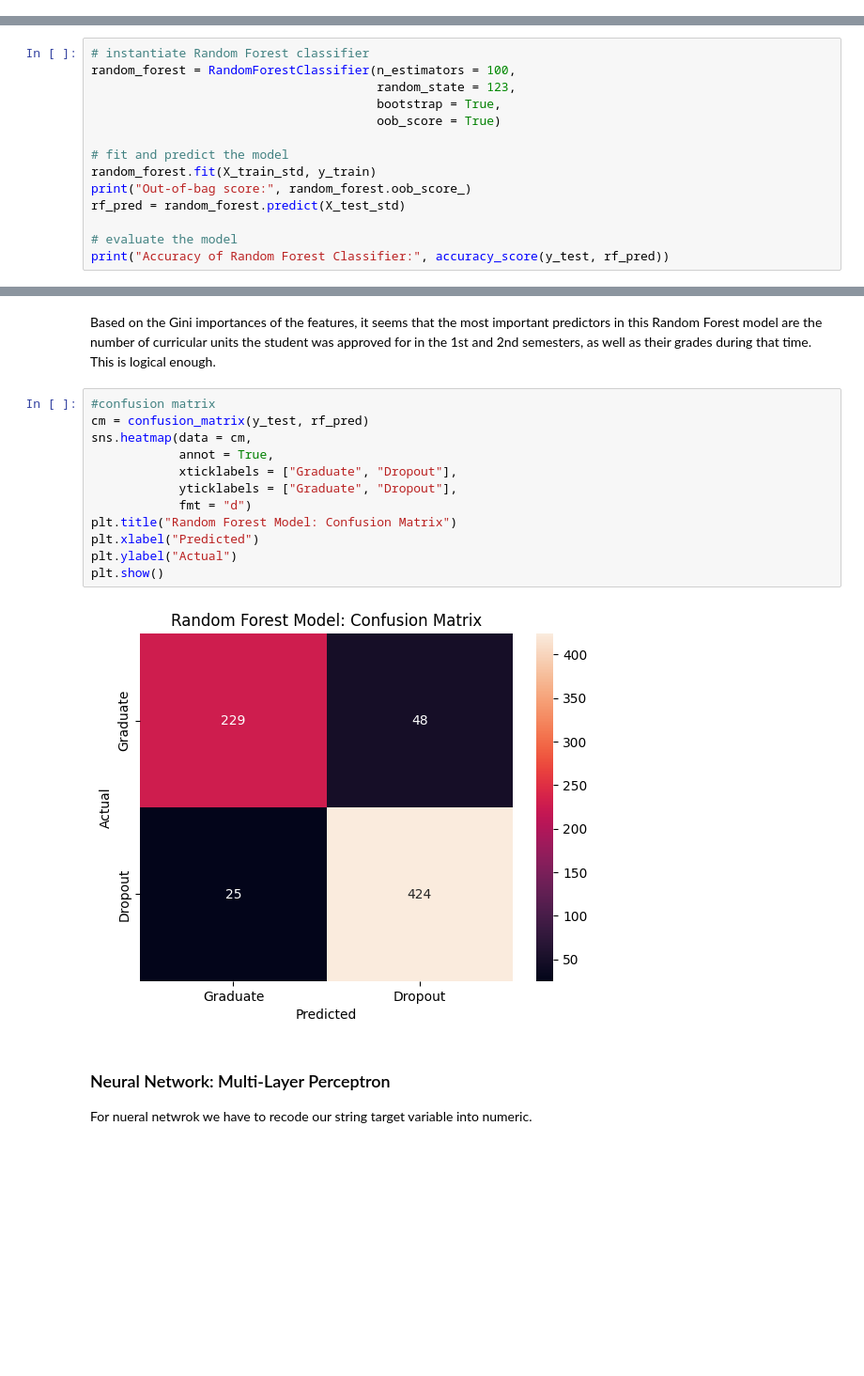
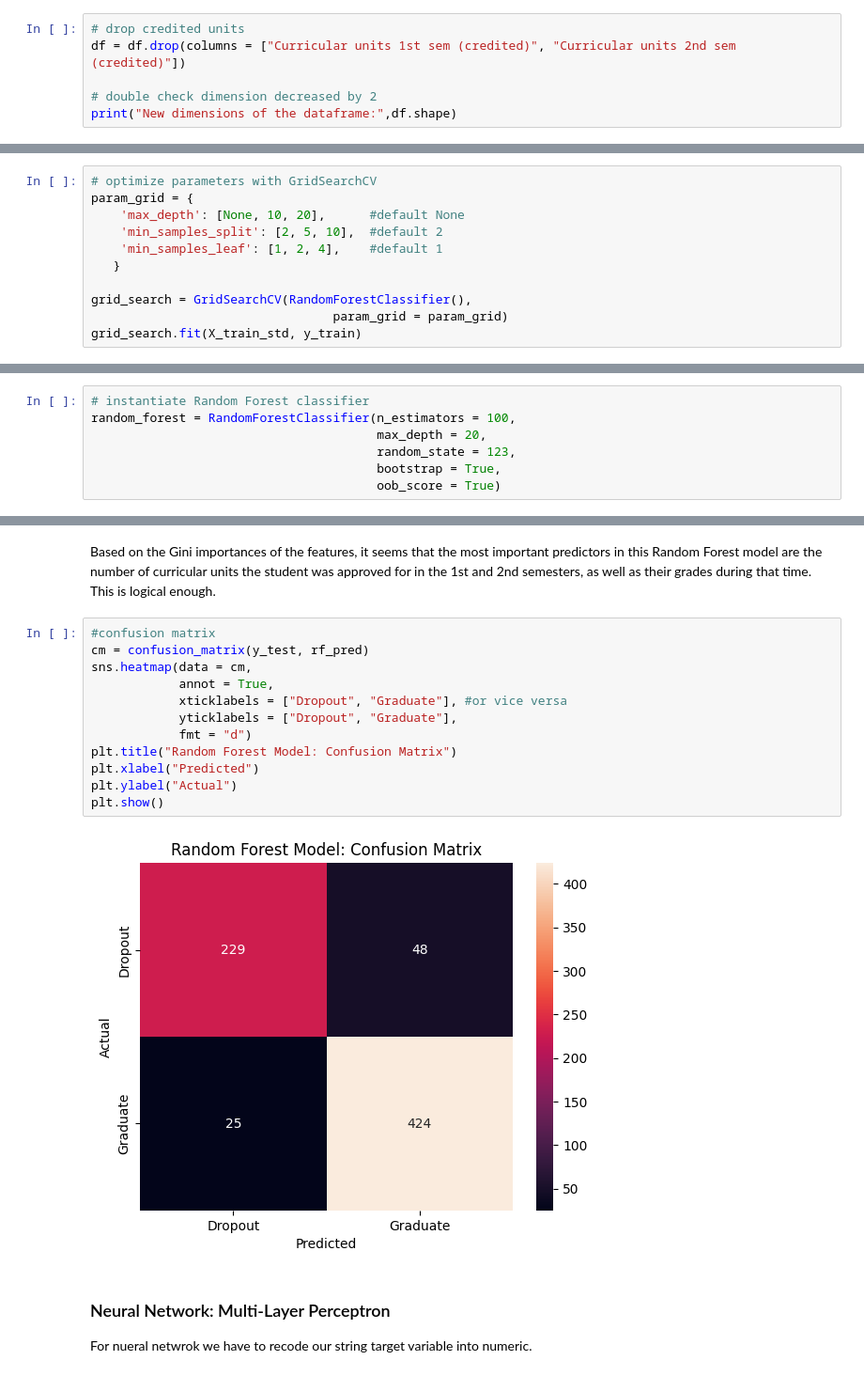
Before and after one commit to hiamoreena/DAT-401-Project-2, a Jupyter notebook: academic_success_dataset_json.ipynb, the cells around one changed output, grey strips where cells are left out. Shown at 94% size. Drawn from its saved outputs; the diff is of its cells as text; blank space fills up the shorter version.

```diff
--- a/academic_success_dataset_json.ipynb
+++ b/academic_success_dataset_json.ipynb
@@ -132,0 +174,6 @@ New dimensions of the dataframe: (3630, 35)
+# %%
+# drop credited units
+df = df.drop(columns = ["Curricular units 1st sem (credited)", "Curricular units 2nd sem (credited)"])
+
+# double check dimension decreased by 2
+print("New dimensions of the dataframe:",df.shape)
@@ -237,0 +286,11 @@ Random forest is a type of model based on ensemble decision trees. It can take b
+# %%
+# optimize parameters with GridSearchCV
+param_grid = {
+    'max_depth': [None, 10, 20],      #default None
+    'min_samples_split': [2, 5, 10],  #default 2
+    'min_samples_leaf': [1, 2, 4],    #default 1
+   }
+
+grid_search = GridSearchCV(RandomForestClassifier(),
+                                 param_grid = param_grid)
+grid_search.fit(X_train_std, y_train)
@@ -238,14 +303,7 @@ Random forest is a type of model based on ensemble decision trees. It can take b
 # %%
 # instantiate Random Forest classifier
 random_forest = RandomForestClassifier(n_estimators = 100,
+                                       max_depth = 20,
                                        random_state = 123,
                                        bootstrap = True,
                                        oob_score = True)
-
-# fit and predict the model
-random_forest.fit(X_train_std, y_train)
-print("Out-of-bag score:", random_forest.oob_score_)
-rf_pred = random_forest.predict(X_test_std)
-
-# evaluate the model
-print("Accuracy of Random Forest Classifier:", accuracy_score(y_test, rf_pred))
@@ -274,17 +351,17 @@ Based on the Gini importances of the features, it seems that the most important
 # %%
 #confusion matrix
 cm = confusion_matrix(y_test, rf_pred)
 sns.heatmap(data = cm,
             annot = True,
-            xticklabels = ["Graduate", "Dropout"],
-            yticklabels = ["Graduate", "Dropout"],
+            xticklabels = ["Dropout", "Graduate"], #or vice versa
+            yticklabels = ["Dropout", "Graduate"],
             fmt = "d")
 plt.title("Random Forest Model: Confusion Matrix")
 plt.xlabel("Predicted")
 plt.ylabel("Actual")
 plt.show()
 # %% [output]
-[figure, old version]
+[figure, new version]
 # %% [markdown]
 ### Neural Network: Multi-Layer Perceptron
 For nueral netwrok we have to recode our string target variable into numeric.
```
Also changed, not shown: parts of 17 cells of this notebook.
